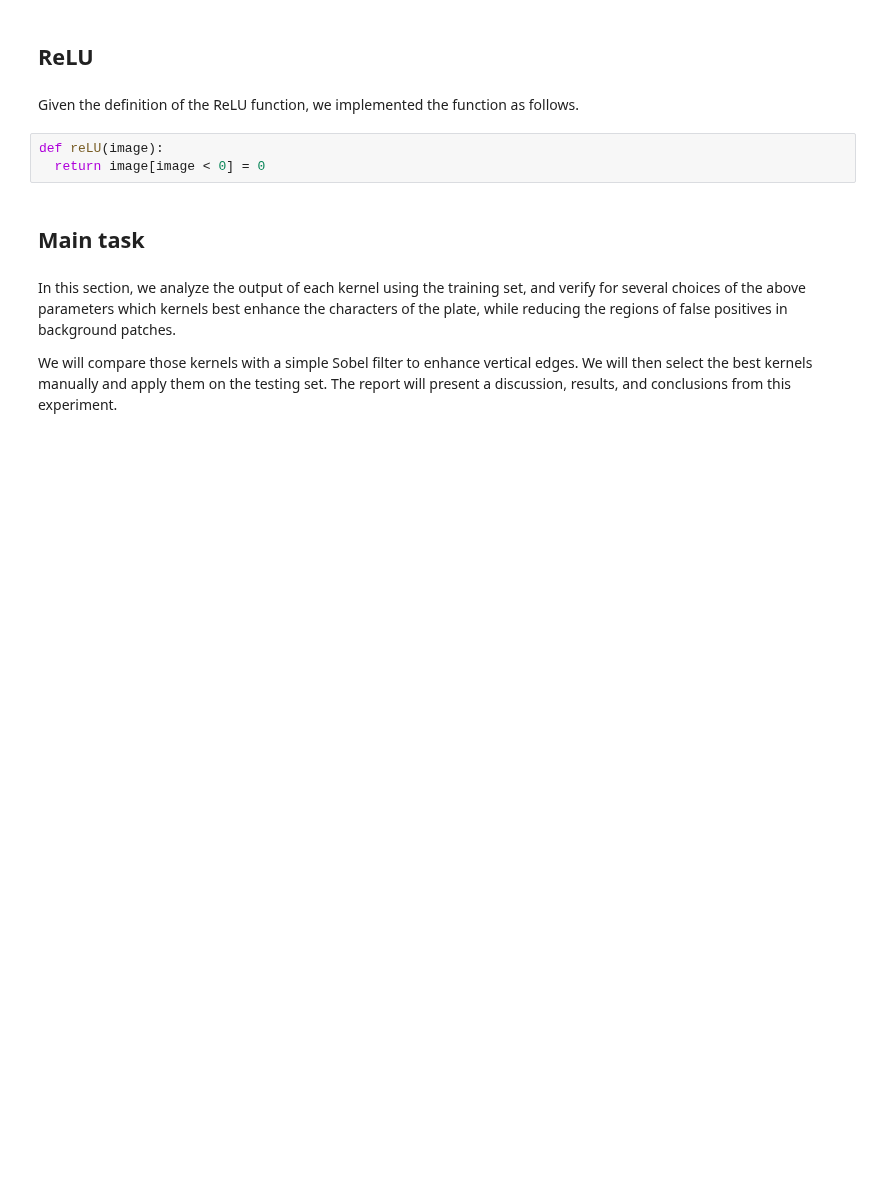
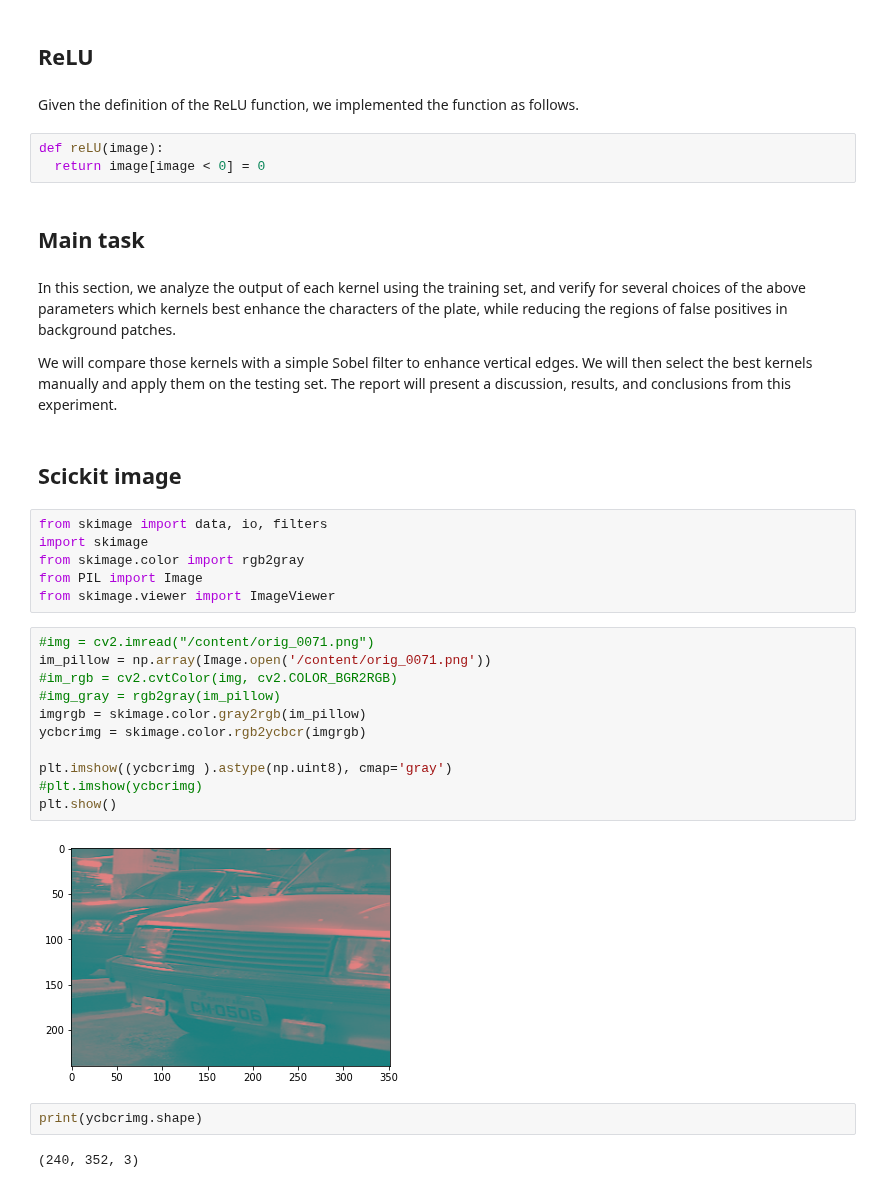
Before and after one commit to aissahm/image_analysis, a Jupyter notebook: project_1.ipynb, the cells around one changed output. Saved outputs shown, nothing was run; the diff lists cells and outputs as text; blank space fills up the shorter version.

```diff
--- a/project_1.ipynb
+++ b/project_1.ipynb
@@ -622,3 +636,28 @@ def reLU(image):
 In this section, we analyze the output of each kernel using the training set, and verify for several choices of the above parameters which kernels best enhance the characters of the plate, while reducing the regions of false positives in background patches.
 
 We will compare those kernels with a simple Sobel filter to enhance vertical edges. We will then select the best kernels manually and apply them on the testing set. The report will present a discussion, results, and conclusions from this experiment.
+# %% [markdown]
+## **Scickit image**
+# %%
+from skimage import data, io, filters
+import skimage
+from skimage.color import rgb2gray
+from PIL import Image
+from skimage.viewer import ImageViewer
+# %%
+#img = cv2.imread("/content/orig_0071.png")
+im_pillow = np.array(Image.open('/content/orig_0071.png'))
+#im_rgb = cv2.cvtColor(img, cv2.COLOR_BGR2RGB)
+#img_gray = rgb2gray(im_pillow)
+imgrgb = skimage.color.gray2rgb(im_pillow)
+ycbcrimg = skimage.color.rgb2ycbcr(imgrgb)
+
+plt.imshow((ycbcrimg ).astype(np.uint8), cmap='gray')
+#plt.imshow(ycbcrimg)
+plt.show()
+# %% [output]
+[figure, added]
+# %%
+print(ycbcrimg.shape)
+# %% [output]
+(240, 352, 3)
```
Also changed, not shown: parts of 3 cells of this notebook.
